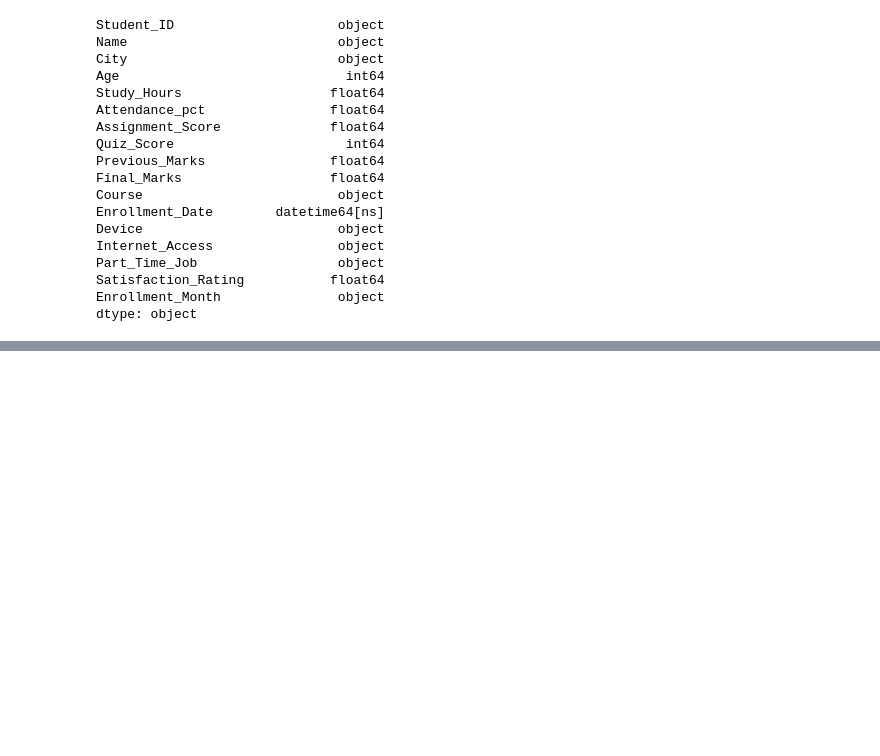
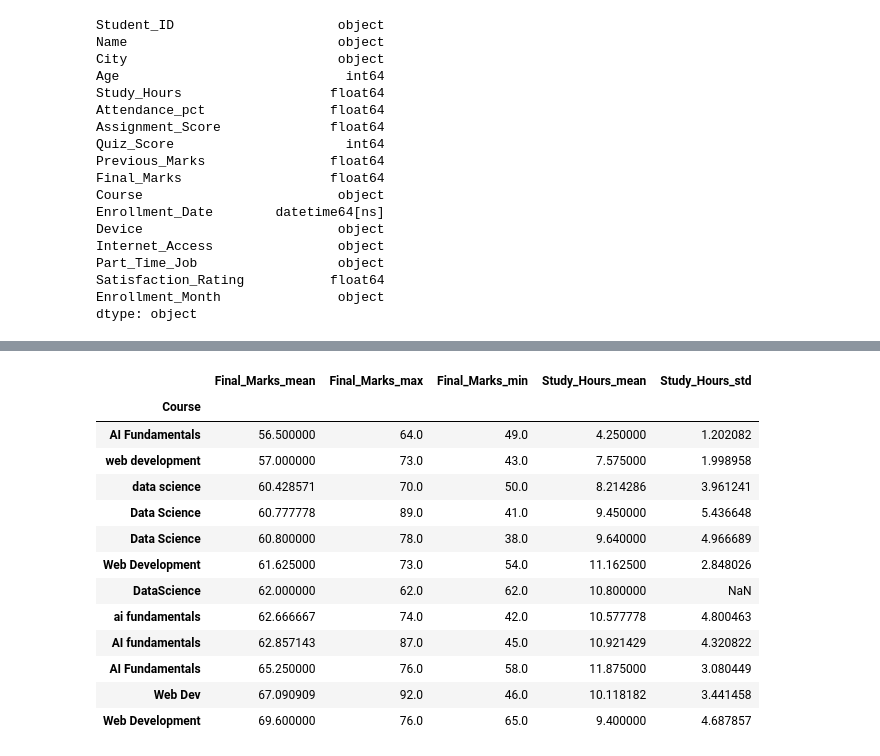
Before and after one commit to Abdullah25r/ML-Spaces, a Jupyter notebook: pandas.ipynb, the cells around one changed output, grey strips where cells are left out. Drawn from its saved outputs; the diff is of its cells as text; code cells hidden in the pictures; blank space fills up the shorter version.

Commit message:
15 tasks completed

```diff
--- a/pandas.ipynb
+++ b/pandas.ipynb
@@ -408,0 +547,57 @@ AttributeError: module 'pandas' has no attribute 'clip'
+# %%
+'''
+Task 13 - GroupBy and Aggregation
+56. For each Course, calculate student count, average Study_Hours, average Attendance_pct, and average
+Final_Marks.
+57. For each City, calculate average Final_Marks and pass rate.
+58. Group by Course and Part_Time_Job together and compare average Final_Marks.
+59. Use agg() to produce multiple statistics for at least two columns in one grouped result.
+Challenge: Sort one grouped result so the strongest numeric group appears first, but do not turn that into a
+universal causal claim.
+Skill focus: groupby, agg, named summaries, multi-column grouping
+'''
+# df.groupby('Course')['Student_ID'].count() this is the manual method
+
+df.groupby('Course').agg(
+    Student_Count = ('Student_ID', 'count'),
+    Avg_Study_Hours = ('Study_Hours', 'mean'),
+    Avg_Attendance_pct = ('Attendance_pct', 'mean'),
+    Avg_Final_Marks = ('Final_Marks', 'mean')
+)
+
+df.groupby('City').agg(
+    Avg_Final_Marks = ('Final_Marks', 'mean'),
+    Pass_rate = ('Passed', 'mean')
+)
+
+# group by course and parttime gob together
+df.groupby(['Course', 'Part_Time_Job']).agg(
+    avg_final_marks = ('Final_Marks', 'mean')
+)
+
+multiple_stats = df.groupby('Course').agg({
+    'Final_Marks' : ['mean', 'max', 'min'],
+    'Study_Hours' : ['mean', 'std']
+})
+multiple_stats
+
+multiple_stats.columns = [f"{col}_{stat}" for col, stat in multiple_stats.columns]
+
+# Sort so the strongest numeric group (highest average Final_Marks) appears first
+
+multiple_stats.sort_values(by = 'Final_Marks_mean', ascending=True)
+# %% [output]
+|  | Final_Marks_mean | Final_Marks_max | Final_Marks_min | Study_Hours_mean | Study_Hours_std |
+| Course |  |  |  |  |  |
+| AI Fundamentals | 56.500000 | 64.0 | 49.0 | 4.250000 | 1.202082 |
+| web development | 57.000000 | 73.0 | 43.0 | 7.575000 | 1.998958 |
+| data science | 60.428571 | 70.0 | 50.0 | 8.214286 | 3.961241 |
+| Data Science | 60.777778 | 89.0 | 41.0 | 9.450000 | 5.436648 |
+| Data Science | 60.800000 | 78.0 | 38.0 | 9.640000 | 4.966689 |
+| Web Development | 61.625000 | 73.0 | 54.0 | 11.162500 | 2.848026 |
+| DataScience | 62.000000 | 62.0 | 62.0 | 10.800000 | NaN |
+| ai fundamentals | 62.666667 | 74.0 | 42.0 | 10.577778 | 4.800463 |
+| AI fundamentals | 62.857143 | 87.0 | 45.0 | 10.921429 | 4.320822 |
+| AI Fundamentals | 65.250000 | 76.0 | 58.0 | 11.875000 | 3.080449 |
+| Web Dev | 67.090909 | 92.0 | 46.0 | 10.118182 | 3.441458 |
+| Web Development | 69.600000 | 76.0 | 65.0 | 9.400000 | 4.687857 |
```
Also changed, not shown: parts of 6 cells of this notebook.
